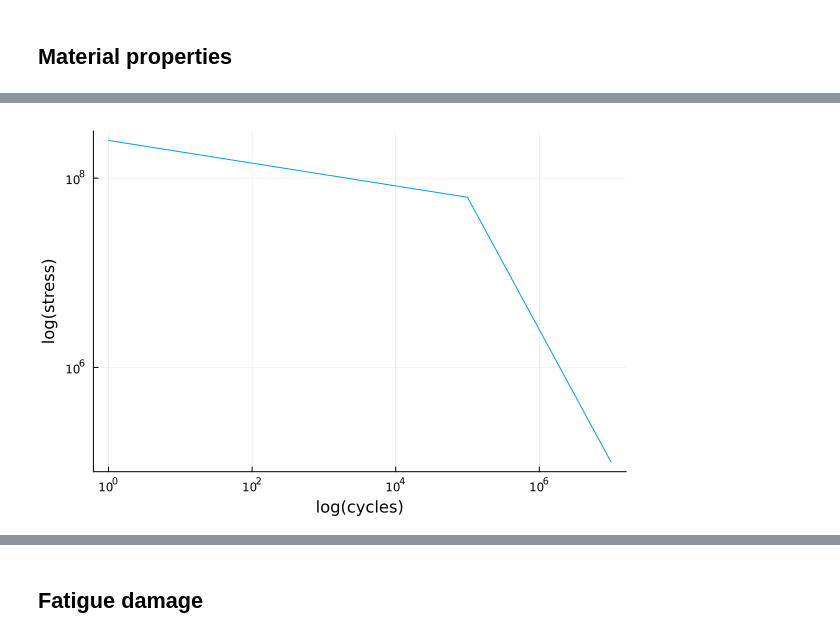
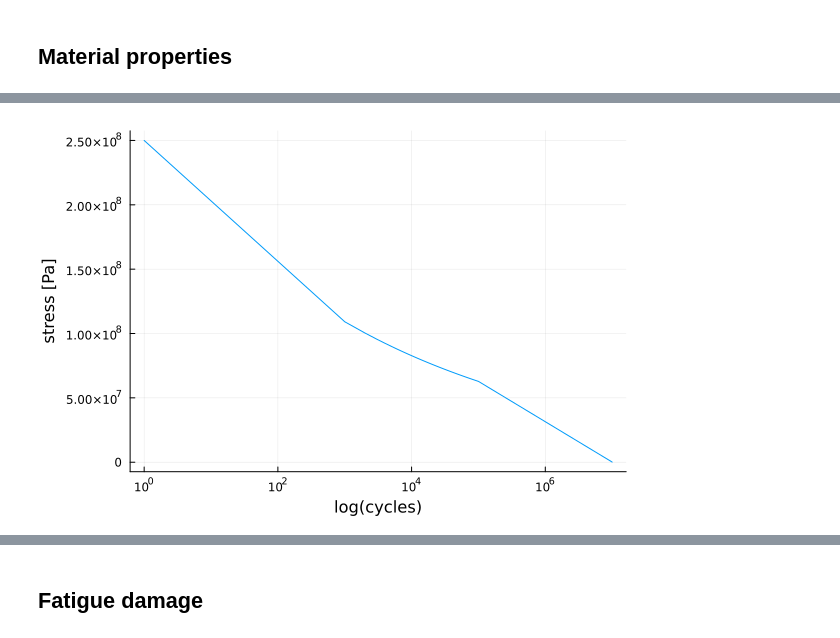
Before and after one commit to sandialabs/OWENS.jl, a Jupyter notebook: examples/Goodman_correction.ipynb, the cells around one changed output, grey strips where cells are left out. Drawn from its saved outputs; the diff is of its cells as text; code cells hidden in the pictures.

```diff
--- a/examples/Goodman_correction.ipynb
+++ b/examples/Goodman_correction.ipynb
@@ -54,15 +73,14 @@ plot(stress; xlabel="time", ylabel="stress", label=nothing, xlim=(0,Inf))
 # %%
-ultimate_strength = 500e6
+# S-N curve
 failure_strength_coefficient = 250e6
 fatigue_exponent = -0.12
 ncycles = 1:1000:(1e5+1)
 sn_log_cycles = log10.(ncycles)
 sn_stress = failure_strength_coefficient * ncycles.^fatigue_exponent
-
 ncycles = vcat(ncycles, 1e7)
 sn_log_cycles = vcat(sn_log_cycles, log10(1e7))
-sn_stress = vcat(sn_stress, 1e5);
+sn_stress = vcat(sn_stress, 1e5)
+
+plot(ncycles, sn_stress; xscale=:log10, xlabel="log(cycles)", ylabel="stress [Pa]", label=nothing)
+# %% [output]
+[figure, added]
-# %%
-plot(ncycles, sn_stress; xscale=:log10, yscale=:log10, xlabel="log(cycles)", ylabel="log(stress)", label=nothing)
-# %% [output]
-[figure, removed]
```
Also changed, not shown: parts of 17 cells of this notebook, 1 other file.
